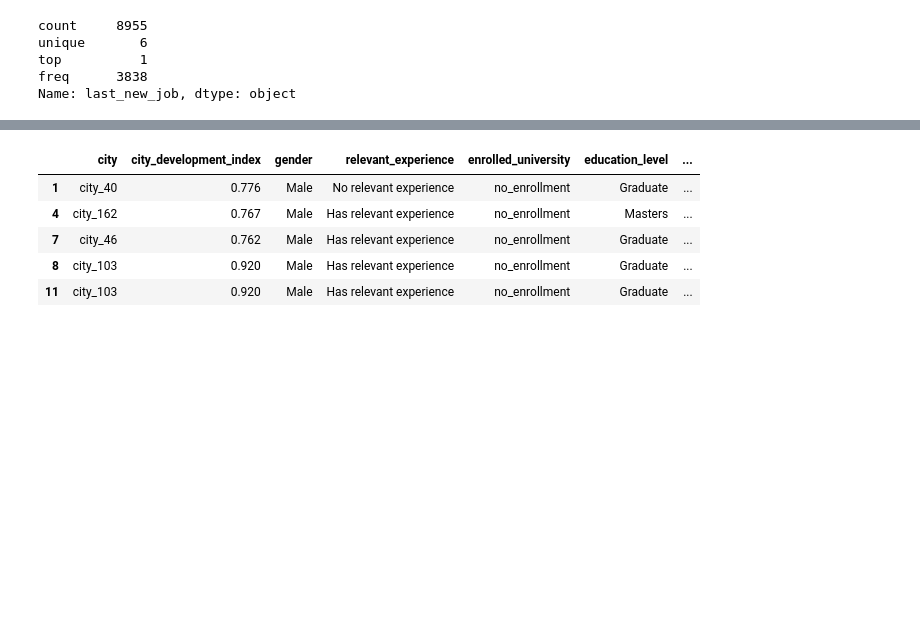
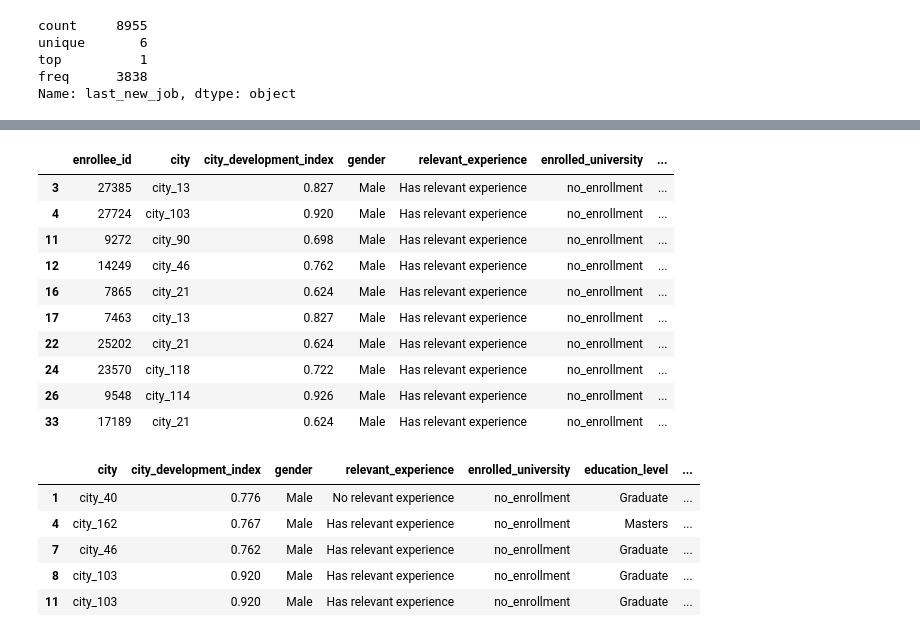
Before and after one commit to raul-miranda/DS-201-Project-1, a Jupyter notebook: Project_1_logistic.ipynb, the cells around one changed output, grey strips where cells are left out. Drawn from its saved outputs; the diff is of its cells as text; code cells hidden in the pictures; blank space fills up the shorter version.

```diff
--- a/Project_1_logistic.ipynb
+++ b/Project_1_logistic.ipynb
@@ -590,2 +621,16 @@ from sklearn.model_selection import train_test_split
+# %%
+new_testdata[:10]
+# %% [output]
+|  | enrollee_id | city | city_development_index | gender | relevant_experience | enrolled_university | ... |
+| 3 | 27385 | city_13 | 0.827 | Male | Has relevant experience | no_enrollment | ... |
+| 4 | 27724 | city_103 | 0.920 | Male | Has relevant experience | no_enrollment | ... |
+| 11 | 9272 | city_90 | 0.698 | Male | Has relevant experience | no_enrollment | ... |
+| 12 | 14249 | city_46 | 0.762 | Male | Has relevant experience | no_enrollment | ... |
+| 16 | 7865 | city_21 | 0.624 | Male | Has relevant experience | no_enrollment | ... |
+| 17 | 7463 | city_13 | 0.827 | Male | Has relevant experience | no_enrollment | ... |
+| 22 | 25202 | city_21 | 0.624 | Male | Has relevant experience | no_enrollment | ... |
+| 24 | 23570 | city_118 | 0.722 | Male | Has relevant experience | no_enrollment | ... |
+| 26 | 9548 | city_114 | 0.926 | Male | Has relevant experience | no_enrollment | ... |
+| 33 | 17189 | city_21 | 0.624 | Male | Has relevant experience | no_enrollment | ... |
 # %%
 # Prepare data for LogisticRegression method, requiring all numerical predictor variables
```
Also changed, not shown: parts of 14 cells of this notebook.
